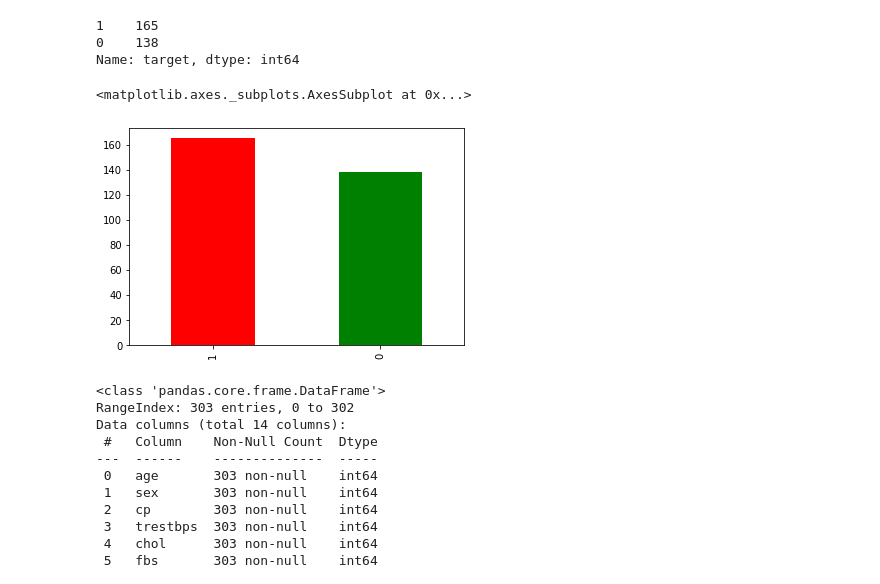
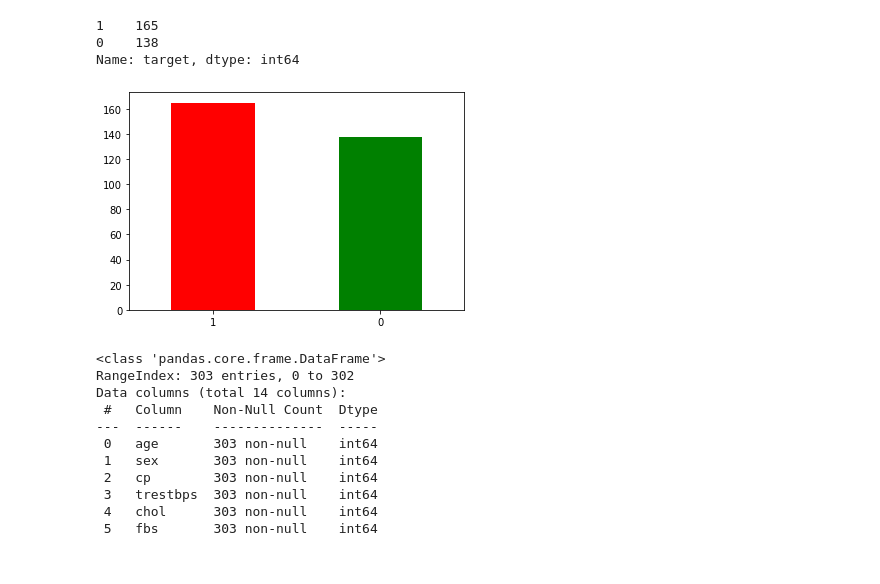
Before and after one commit to im-sudhir/Heart-Disease-End-to-End-Machine-Learning, a Jupyter notebook: end to end heart disease classification.ipynb, the cells around one changed output. Drawn from its saved outputs; the diff is of its cells as text; code cells hidden in the pictures.

```diff
--- a/end to end heart disease classification.ipynb
+++ b/end to end heart disease classification.ipynb
@@ -124,9 +124,9 @@ df["target"].value_counts()
 Name: target, dtype: int64
 # %%
 df["target"].value_counts().plot(kind="bar",color=["red","green"])
+plt.xticks(rotation=0);
 # %% [output]
-<matplotlib.axes._subplots.AxesSubplot at 0x...>
-[figure, old version]
+[figure, new version]
 # %%
 df.info()
 # %% [output]
```
Also changed, not shown: parts of 2 cells of this notebook.
